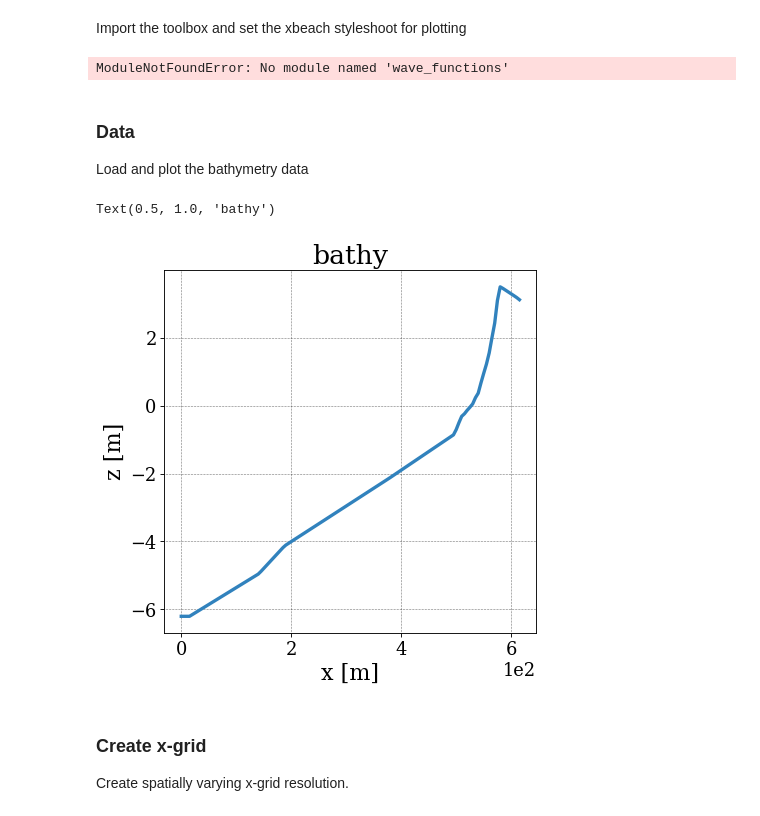
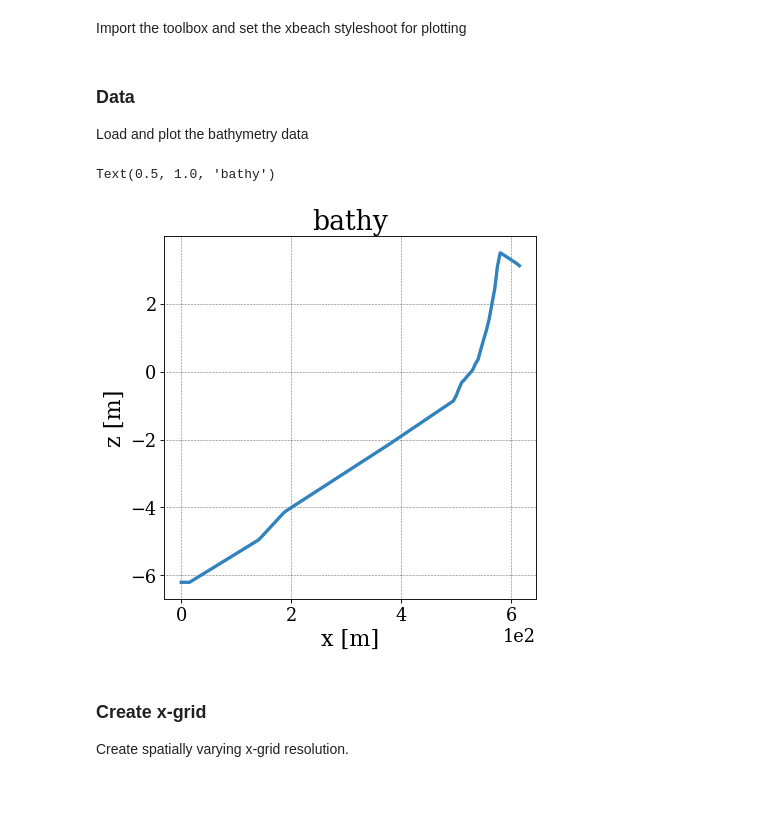
Before and after one commit to Seth-McKilla/xbeach-northbay, a Jupyter notebook: analysis.ipynb, the cells around one changed output. Drawn from its saved outputs; the diff is of its cells as text; code cells hidden in the pictures.

Commit message:
Update requirements and notebook module paths

```diff
--- a/analysis.ipynb
+++ b/analysis.ipynb
@@ -33,37 +14,35 @@ and use the search bar at the top of the page.
 Import the toolbox and set the xbeach styleshoot for plotting
 # %%
 ## import xbeach tools
-sys.path.append(os.path.abspath(os.path.join('lib', 'xbeach-toolbox', 'scripts' )))
+sys.path.append(os.path.abspath(os.path.join('lib', 'xbeach-toolbox', 'scripts')))
 
 from xbeachtools import xgrid, ygrid, seaward_extend, XBeachModelSetup
-plt.style.use(os.path.join('..','scripts','xb.mplstyle'))
+plt.style.use(os.path.join('lib', 'xbeach-toolbox', 'scripts', 'xb.mplstyle'))
-# %% [output]
-ModuleNotFoundError: No module named 'wave_functions'
 # %% [markdown]
 ### Data
 Load and plot the bathymetry data
 # %%
 ## load data
-bathy = np.loadtxt('..//examples//clean//bathy.dep')
+bathy = np.loadtxt('.//lib//xbeach-toolbox//examples//clean//bathy.dep')
 bathy = bathy[0,:]
 
 ## set bathy grid
 nx = 124
 ny = 72
 dx = 5
 dy = 20
 
 x = np.linspace(0,(nx-1)*dx,nx)
 
 ## plot
 plt.figure()
 plt.plot(x,bathy)
 plt.xlabel('x [m]')
 plt.ylabel('z [m]')
 plt.title('bathy')
 # %% [output]
 Text(0.5, 1.0, 'bathy')
-[figure, old version]
+[figure, new version]
 # %% [markdown]
 ### Create x-grid
 Create spatially varying x-grid resolution.
```
Also changed, not shown: parts of 3 cells of this notebook, 6 other files.
